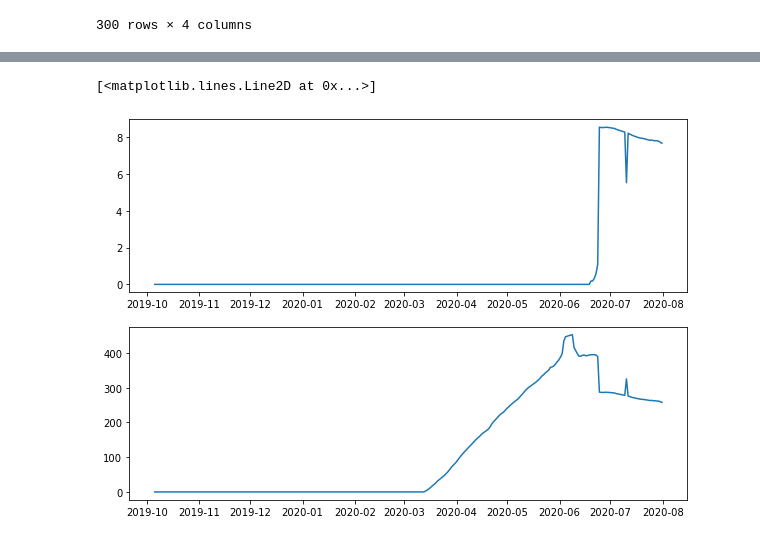
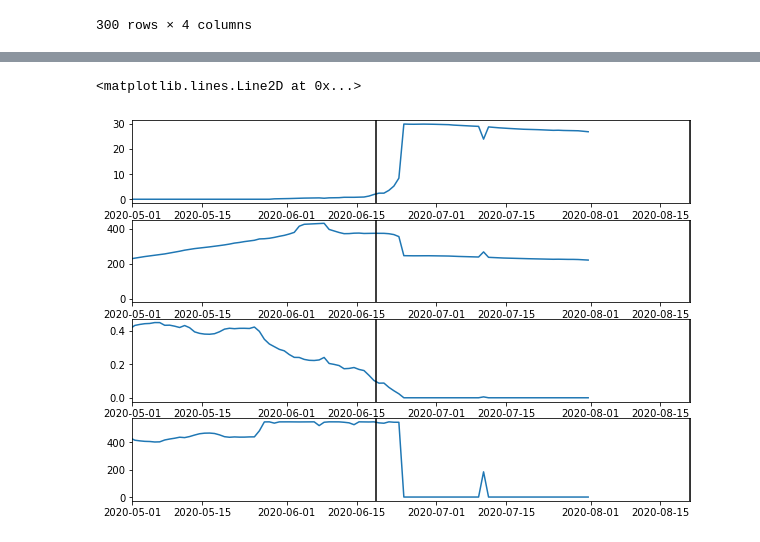
Before and after one commit to andypbarrett/seaice_radiative_transfer, a Jupyter notebook: notebooks/run_seaicert.ipynb, the cells around one changed output, grey strips where cells are left out. Saved outputs shown, nothing was run; the diff lists cells and outputs as text; code cells hidden in the pictures.

```diff
--- a/notebooks/run_seaicert.ipynb
+++ b/notebooks/run_seaicert.ipynb
@@ -76,3 +78,7 @@ The model is run by invoking the `run` method
 model.run()
 # %% [markdown]
 Results are printed using `print_results`
+# %%
+model.sea_ice_thickness = 0.5
+model.get_parameters()
+model.run()
@@ -79,3 +106,6 @@ Results are printed using `print_results`
+# %%
+model.day_of_year = 243.
+model.run()
 # %%
 model.print_results()
 # %% [output]
@@ -208,6 +231,9 @@ df
 300 rows × 4 columns
 # %%
 %%time
+
+model.snow_grain_radius = 180.
+
 timestamp = []
 sw_absorbed_by_ocean = []
 surface_albedo = []
@@ -231,8 +257,33 @@ Wall time: 386 ms
 # %%
 import matplotlib.pyplot as plt
-fig, ax = plt.subplots(2, 1, figsize=(10,7))
+import datetime as dt
+
+start_co2 = dt.datetime(2020, 6, 19)
+start_co3 = dt.datetime(2020, 8, 21)
+
+t0 = dt.datetime(2020, 5, 1)
+t1 = start_co3
+
+fig, ax = plt.subplots(4, 1, figsize=(10,7))
+ax[0].set_xlim(t0, t1)
 ax[0].plot(timestamp, sw_absorbed_by_ocean)
+ax[0].axvline(start_co2, color='k')
+ax[0].axvline(start_co3, color='k')
+
+ax[1].set_xlim(t0, t1)
 ax[1].plot(timestamp, surface_downwelling_radiative_flux)
+ax[1].axvline(start_co2, color='k')
+ax[1].axvline(start_co3, color='k')
+
+ax[2].set_xlim(t0, t1)
+ax[2].plot(df.index, df.Depth)
+ax[2].axvline(start_co2, color='k')
+ax[2].axvline(start_co3, color='k')
+
+ax[3].set_xlim(t0, t1)
+ax[3].plot(df.index, df.Density)
+ax[3].axvline(start_co2, color='k')
+ax[3].axvline(start_co3, color='k')
 # %% [output]
-[<matplotlib.lines.Line2D at 0x...>]
+<matplotlib.lines.Line2D at 0x...>
-[figure, old version]
+[figure, new version]
```
Also changed, not shown: parts of 12 cells of this notebook, 1 other file.
